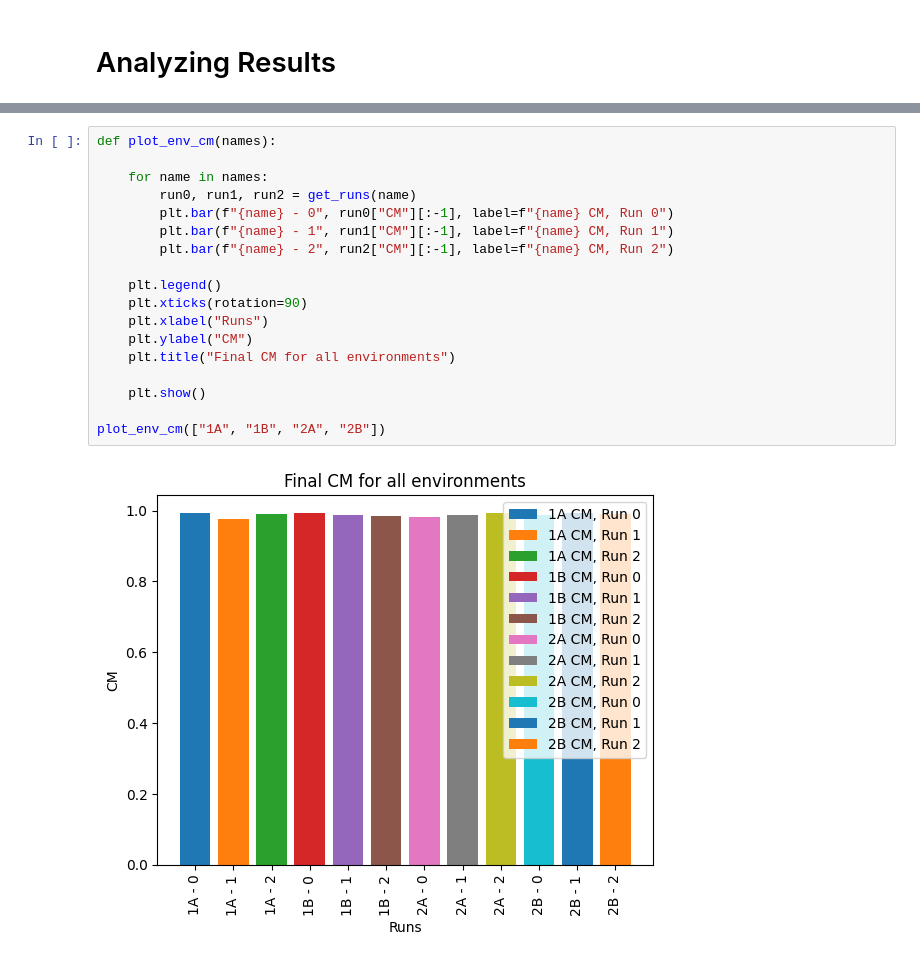
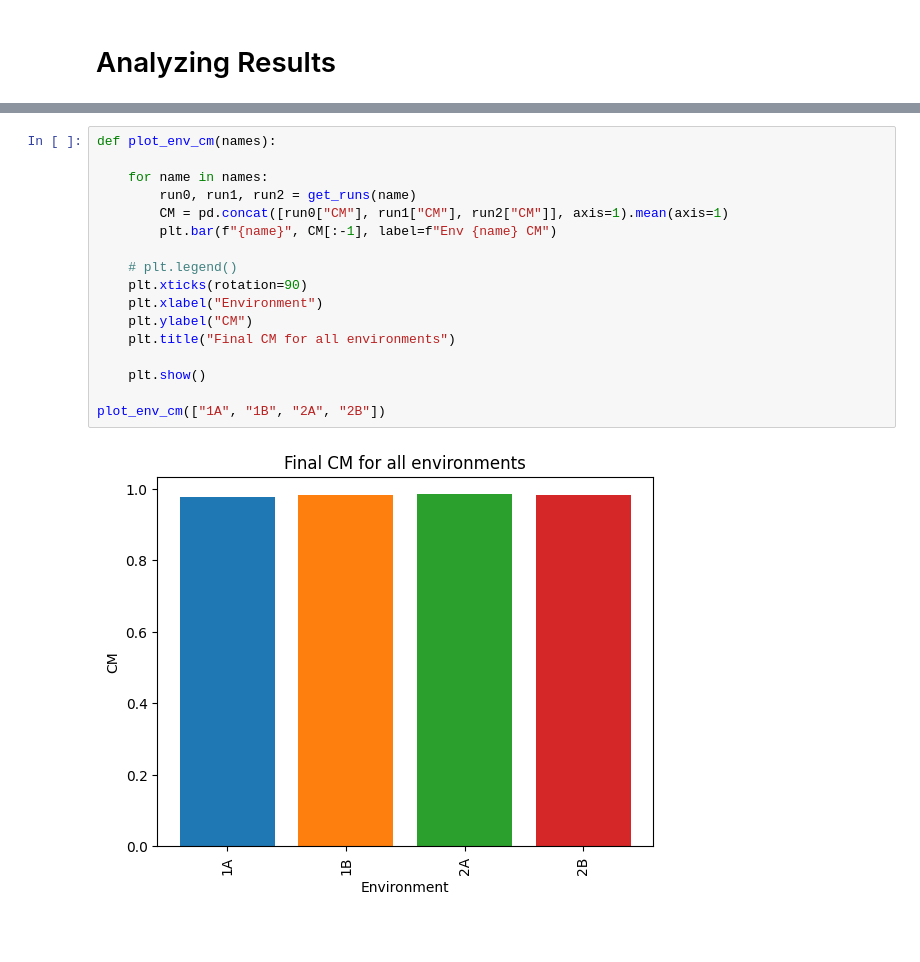
Before and after one commit to Maxuuuuuu/naco-project, a Jupyter notebook: analysis.ipynb, the cells around one changed output, grey strips where cells are left out. Saved outputs shown, nothing was run; the diff lists cells and outputs as text; blank space fills up the shorter version.

```diff
--- a/analysis.ipynb
+++ b/analysis.ipynb
@@ -92,20 +84,19 @@ plot_env_strategies("2B")
 # %%
 def plot_env_cm(names):
 
     for name in names:
         run0, run1, run2 = get_runs(name)
-        plt.bar(f"{name} - 0", run0["CM"][:-1], label=f"{name} CM, Run 0")
-        plt.bar(f"{name} - 1", run1["CM"][:-1], label=f"{name} CM, Run 1")
-        plt.bar(f"{name} - 2", run2["CM"][:-1], label=f"{name} CM, Run 2")
+        CM = pd.concat([run0["CM"], run1["CM"], run2["CM"]], axis=1).mean(axis=1)
+        plt.bar(f"{name}", CM[:-1], label=f"Env {name} CM")
 
-    plt.legend()
+    # plt.legend()
     plt.xticks(rotation=90)
-    plt.xlabel("Runs")
+    plt.xlabel("Environment")
     plt.ylabel("CM")
     plt.title("Final CM for all environments")
 
     plt.show()
 
 plot_env_cm(["1A", "1B", "2A", "2B"])
 # %% [output]
-[figure, old version]
+[figure, new version]
```
Also changed, not shown: parts of 4 cells of this notebook.
